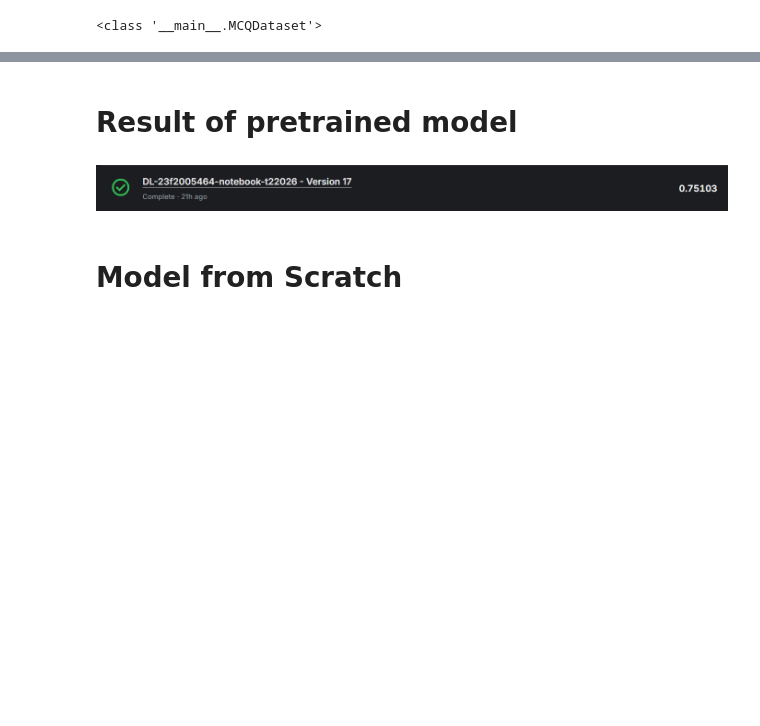
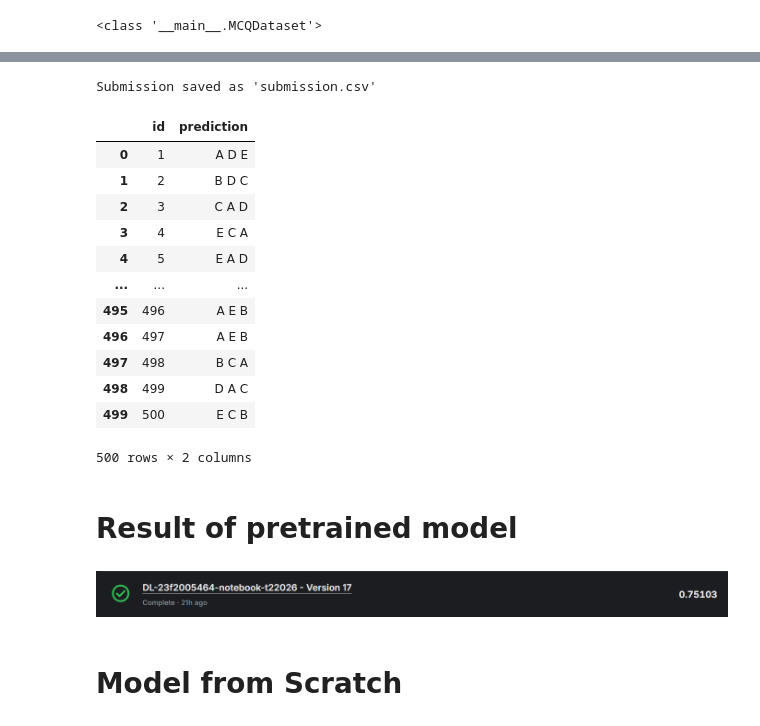
Before and after one commit to 23f2005464/-Smart-MCQ-Solver-Challenge, a Jupyter notebook: notebooks/main.ipynb, the cells around one changed output, grey strips where cells are left out. Saved outputs shown, nothing was run; the diff lists cells and outputs as text; code cells hidden in the pictures; blank space fills up the shorter version.

```diff
--- a/notebooks/main.ipynb
+++ b/notebooks/main.ipynb
@@ -428,3 +420,24 @@ for col in columns:
     X_train[col] = X_train[col].apply(clean_text)
     X_val[col] = X_val[col].apply(clean_text)
     test_df[col]=test_df[col].apply(clean_text)
+# %%
+from sklearn.feature_extraction.text import TfidfVectorizer
+from sklearn.metrics.pairwise import cosine_similarity
+
+tfidf = TfidfVectorizer().fit_transform(df["prompt"])
+
+sim = cosine_similarity(tfidf)
+import numpy as np
+print(len(df))
+np.fill_diagonal(sim, 0)
+threshold = 0.90
+
+pairs = np.argwhere(sim > threshold)
+
+print("Highly similar pairs:", len(pairs))
+for i, j in pairs[:20]:
+    print("="*50)
+    print(df.loc[i, "prompt"])
+    print()
+    print(df.loc[j, "prompt"])
+    print("Similarity:", sim[i, j])
@@ -556,7 +647,7 @@ class MCQDataset(Dataset):
 # %%
 from torch.utils.data import Dataset
 
-class TestDataset(Dataset):
+class BertTestDataset(Dataset):
     def __init__(self, encodings):
         self.encodings = encodings
 
@@ -578,4 +669,8 @@ val_dataset = MCQDataset(
     x_val_encodings,
     val_labels
 )
-test_dataset = TestDataset(test_encodings)
+
+
+print(len(train_df), len(val_df))
+print(len(set(train_df["template_id"]) &
+          set(val_df["template_id"])))
@@ -728,3 +892,20 @@ TrainOutput(global_step=2280, training_loss=0.2671359361851947, metrics={'train_
+# %%
+create_submission(bertmodel,test_encodings,test_df,device,batch_size=16)
+# %% [output]
+Submission saved as 'submission.csv'
+|  | id | prediction |
+| 0 | 1 | A D E |
+| 1 | 2 | B D C |
+| 2 | 3 | C A D |
+| 3 | 4 | E C A |
+| 4 | 5 | E A D |
+| ... | ... | ... |
+| 495 | 496 | A E B |
+| 496 | 497 | A E B |
+| 497 | 498 | B C A |
+| 498 | 499 | D A C |
+| 499 | 500 | E C B |
+500 rows × 2 columns
 # %% [markdown]
 # Result of pretrained model
 # %% [markdown]
```
Also changed, not shown: parts of 38 cells of this notebook.
